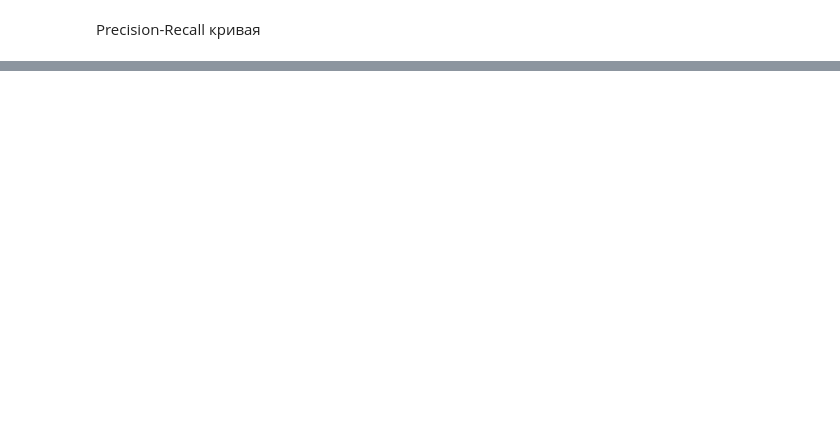
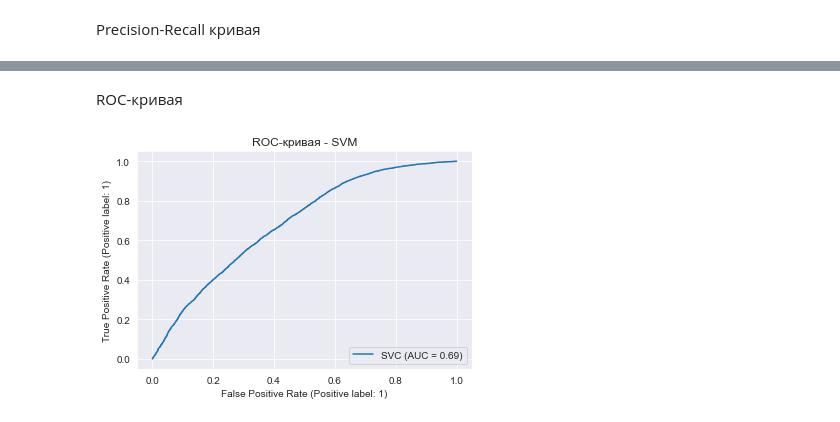
Before and after one commit to Sus-arch/Wine-Reviews-ML, a Jupyter notebook: classification/solution.ipynb, the cells around one changed output, grey strips where cells are left out. Cells and saved outputs as stored; diff of their text form; code cells hidden in the pictures; blank space fills up the shorter version.

```diff
--- a/classification/solution.ipynb
+++ b/classification/solution.ipynb
@@ -344,0 +565,8 @@ plt.show()
+# %% [markdown]
+ROC-кривая
+# %%
+RocCurveDisplay.from_estimator(best_svm, X_test, y_test)
+plt.title("ROC-кривая - SVM")
+plt.show()
+# %% [output]
+[figure, added]
```
Also changed, not shown: parts of 64 cells of this notebook.
